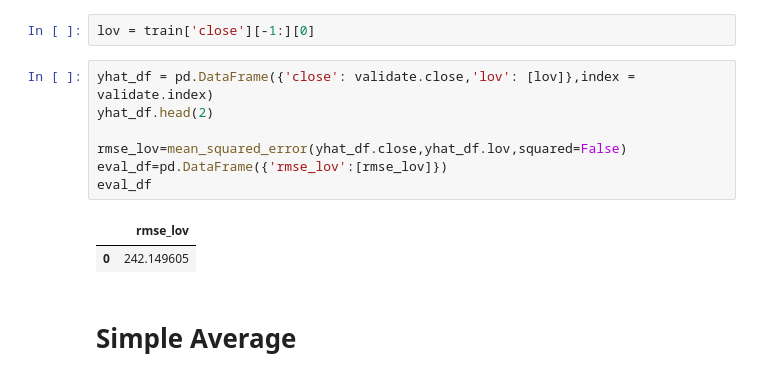
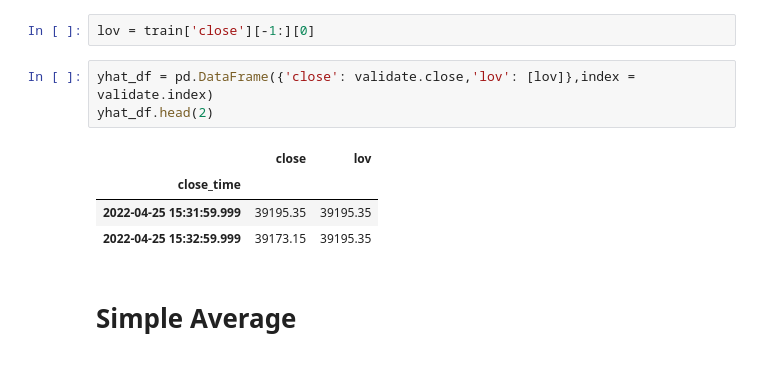
Before and after one commit to hinzle/binance-project, a Jupyter notebook: jupyter/model.ipynb, the cells around one changed output. Cells and saved outputs as stored; diff of their text form.

```diff
--- a/jupyter/model.ipynb
+++ b/jupyter/model.ipynb
@@ -71,13 +71,11 @@ lov = train['close'][-1:][0]
 # %%
 yhat_df = pd.DataFrame({'close': validate.close,'lov': [lov]},index = validate.index)
 yhat_df.head(2)
-
-rmse_lov=mean_squared_error(yhat_df.close,yhat_df.lov,squared=False)
-eval_df=pd.DataFrame({'rmse_lov':[rmse_lov]})
-eval_df
 # %% [output]
-|  | rmse_lov |
-| 0 | 242.149605 |
+|  | close | lov |
+| close_time |  |  |
+| 2022-04-25 15:31:59.999 | 39195.35 | 39195.35 |
+| 2022-04-25 15:32:59.999 | 39173.15 | 39195.35 |
 # %% [markdown]
 # Simple Average
 # %%
```
Also changed, not shown: parts of 18 cells of this notebook.
